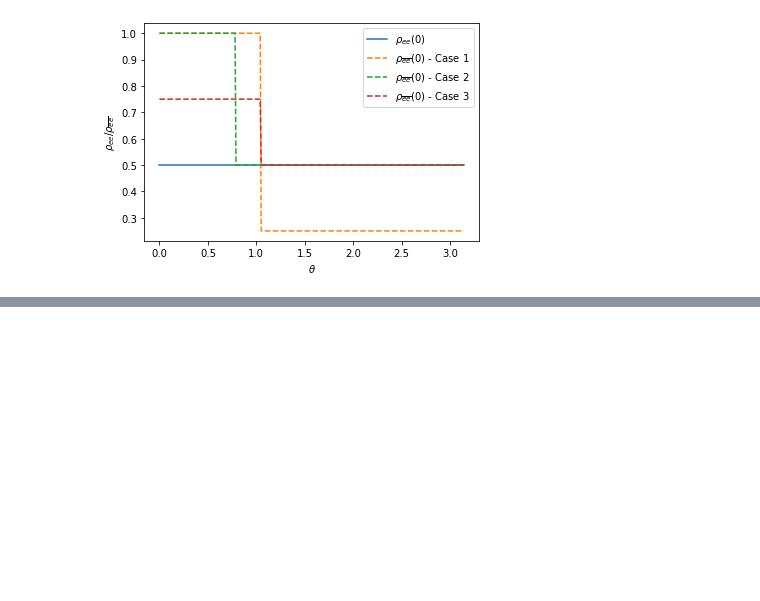
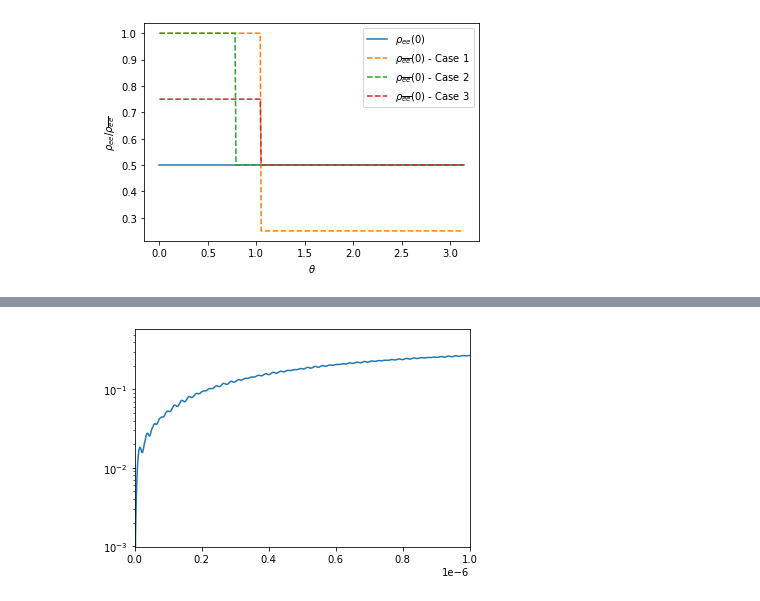
Before and after one commit to pedrodedin/Neutrino-Collective-Effects, a Jupyter notebook: Test_Fast_Oscillations.ipynb, the cells around one changed output, grey strips where cells are left out. Cells and saved outputs as stored; diff of their text form; code cells hidden in the pictures; blank space fills up the shorter version.

```diff
--- a/Test_Fast_Oscillations.ipynb
+++ b/Test_Fast_Oscillations.ipynb
@@ -91,4 +180,14 @@ y0,omega,E,t,mu_0,n_f,n_dim,n_theta,theta_vec=initiate(nu_types,t_i,t_f,E_nu,mu_
 # %%
+t_i,t_f=0,1*10**(-5)
+case=1
+E_nu=1 #MeV
+# theta_step=0.01
+theta_bins=200
+
+mu_0=10**3 #km⁻¹
+mu_0=mu_0/from_eV_to_1_over_km
+nu_types=['nu_e','nu_x']
+
 print("mu=%.1e eV = %.1e s⁻¹"%(mu_0,mu_0*from_eV_to_1_over_m*3*10**8))
 print("w=%.1e s⁻¹= %.1e km⁻¹"%(delta_m2_31/(2*E_nu*10**6)*from_eV_to_1_over_m*3*10**8,delta_m2_31/(2*E_nu*10**6)*from_eV_to_1_over_km))
 print("T_vac=%.1e s"%(2*np.pi/(delta_m2_31/(2*E_nu*10**6)*from_eV_to_1_over_m*3*10**8)))
@@ -181,6 +213,6 @@ else:
     print("Not a mass ordering option!")
 
 start_time = time.time()
-psoln= odeint(func_Collective_nu_2, y0, t, args=(params,))
+psoln_NH= odeint(func_Collective_nu_2, y0, t, args=(params,))
 print("Took %s minutes" % ((time.time() - start_time)/60))
 # %% [output]
@@ -188,3 +220,7 @@ Took 14.737028543154398 minutes
+# %%
+nu_NH, nubar_NH= read_output(psoln_NH,(n_f,n_dim,n_theta))
+nu_e_NH_time,nubar_e_NH_time, nu_x_NH_time,nubar_x_NH_time=read_two_flavor_v2(nu_NH, nubar_NH)
+rho_ex_NH_theta_time= 1/2*np.sqrt(np.transpose(nu_NH,(0,1,3,2))[0][0]**2+np.transpose(nu_NH,(0,1,3,2))[1][0]**2)
 # %%
 mass_ord="IH"
 y0,omega,E,t,mu_0,n_f,n_dim,n_theta,theta_vec=initiate(nu_types,t_i,t_f,E_nu,mu_0,theta_bins,case)
@@ -203,0 +241,7 @@ KeyboardInterrupt:
+# %%
+plt.plot(t/(3*10**5*from_eV_to_1_over_km),sum(rho_ex_NH_theta_time))
+plt.xlim(0,10**-6)
+# plt.ylim(10**-10,10**-2)
+plt.yscale('log')
+# %% [output]
+[figure, added]
```
Also changed, not shown: parts of 25 cells of this notebook.
